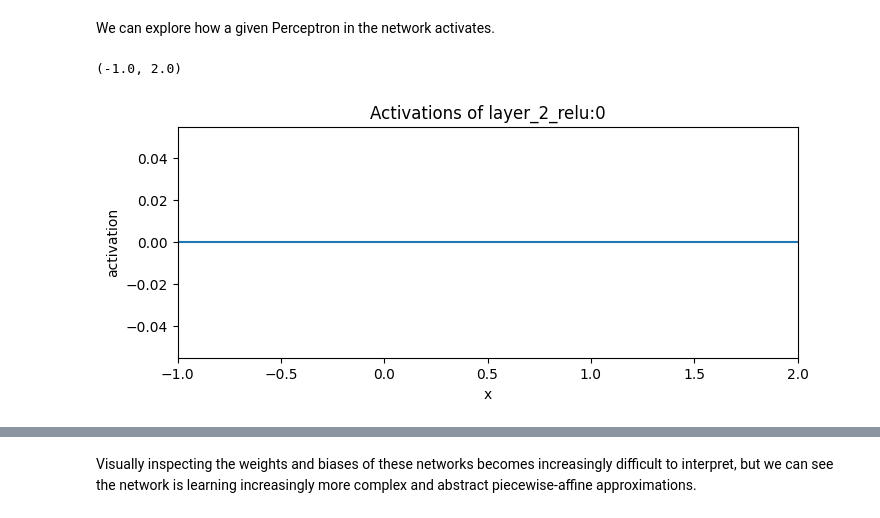
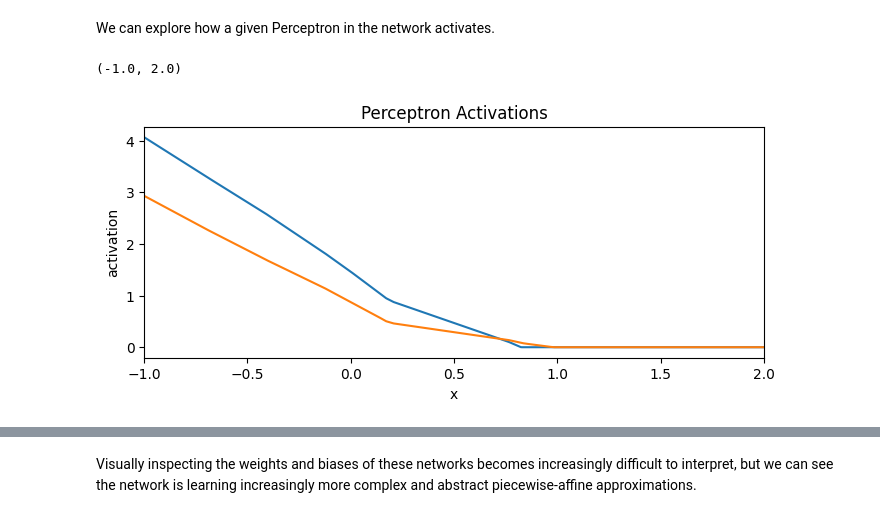
Before and after one commit to nextgenerationgraduatesprogram/nextgen25-mlai-workshop03, a Jupyter notebook: notebooks/main.ipynb, the cells around one changed output, grey strips where cells are left out. Cells and saved outputs as stored; diff of their text form; code cells hidden in the pictures.

```diff
--- a/notebooks/main.ipynb
+++ b/notebooks/main.ipynb
@@ -258,19 +253,20 @@ x = torch.linspace(-1, 2, steps=1000).unsqueeze(-1)
 _ = model(x)
 # %%
 # which perceptron to inspect
-layer_index = 2
-perceptron_index = 0
+layer_index = 1
+perceptron_indexes = [0, 1]
 
 # acts is of shape [N, output_dim]
 fig, ax = plt.subplots(figsize=(8,3))
-ax.plot(x, activations[f"layer_{layer_index}_relu"][:,perceptron_index])
-ax.set_title(f"Activations of layer_{layer_index}_relu:{perceptron_index}")
+for perceptron_index in perceptron_indexes:
+  ax.plot(x, activations[f"layer_{layer_index}_relu"][:,perceptron_index], label=f"layer_{layer_index}_relu:{perceptron_index}")
+ax.set_title(f"Perceptron Activations")
 ax.set_xlabel("x")
 ax.set_ylabel("activation")
 ax.set_xlim(x.min(), x.max())
 # %% [output]
 (-1.0, 2.0)
-[figure, old version]
+[figure, new version]
 # %%
 # explore the weights across different layers
 layer_index = 2
```
Also changed, not shown: parts of 37 cells of this notebook.
